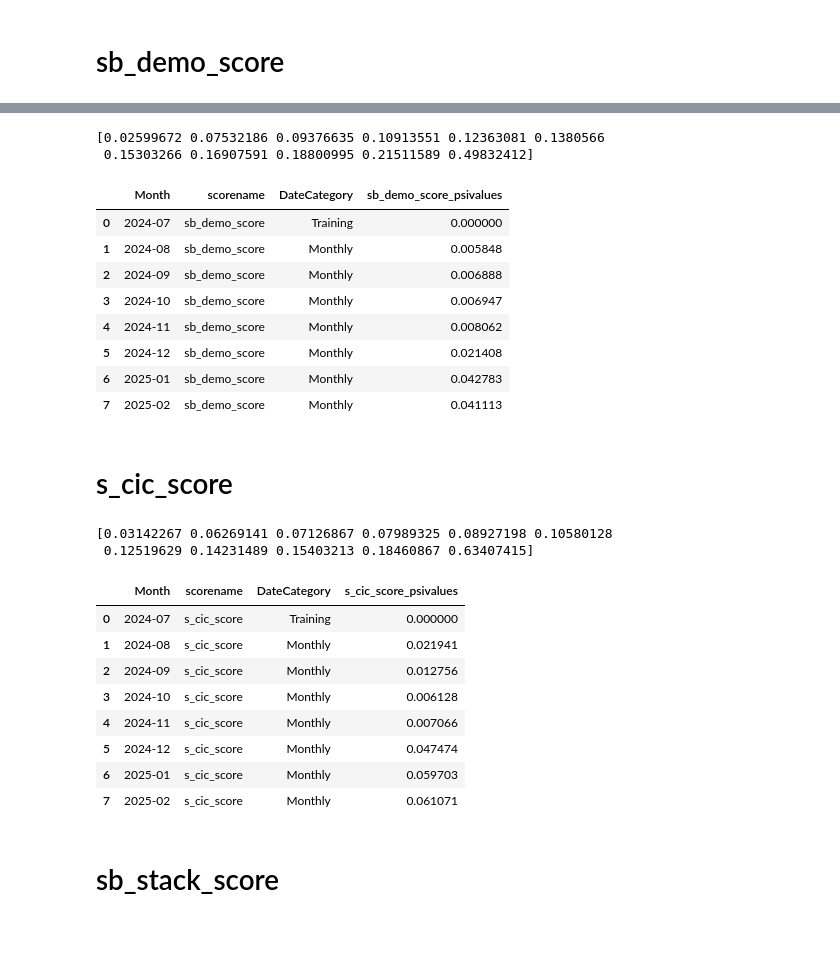
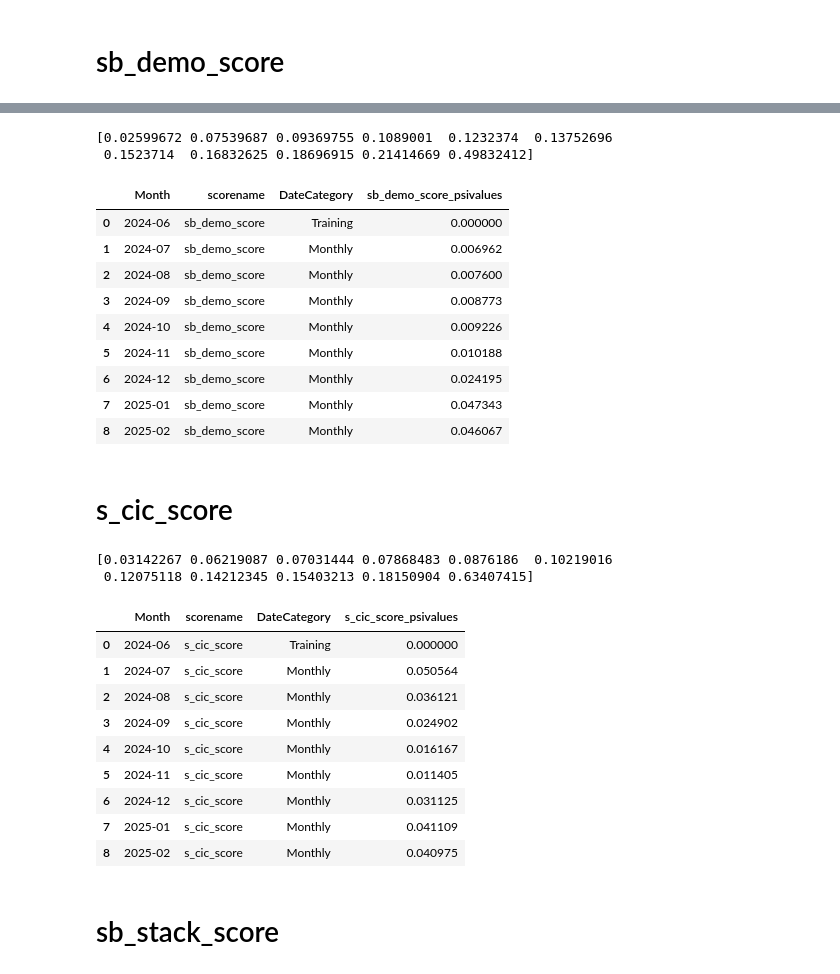
Before and after one commit to dchakroborti-tonik/Model_Monitoring, a Jupyter notebook: PSI Monitoring/PSI_Monitoring_20250224.ipynb, the cells around one changed output, grey strips where cells are left out. Cells and saved outputs as stored; diff of their text form; code cells hidden in the pictures; blank space fills up the shorter version.

Commit message:
PSI Model Notebook modified - train period now till june 2024

```diff
--- a/PSI Monitoring/PSI_Monitoring_20250224.ipynb
+++ b/PSI Monitoring/PSI_Monitoring_20250224.ipynb
@@ -578,7 +586,6 @@ import pandas as pd
 import numpy as np
 from datetime import datetime
 
-# Assuming your DataFrame is called 'df' and has the structure from the image
 # Replace this with your actual DataFrame loading process
 sq = """
 with base as
@@ -588,8 +595,8 @@ with base as
   FORMAT_DATE('%F', DATE_TRUNC(a.ln_appln_submit_datetime, WEEK(MONDAY))) as Appl_week_start_date,
   EXTRACT(WEEK(MONDAY) FROM a.ln_appln_submit_datetime) as Appl_week_number,
   a.ln_loan_type,
-  case when date_trunc(a.ln_appln_submit_datetime, day) between '2023-07-01' and '2024-07-31' then 'Train'
-       when date_trunc(a.ln_appln_submit_datetime, day) >= '2024-08-01' then 'Test'
+  case when date_trunc(a.ln_appln_submit_datetime, day) between '2023-07-01' and '2024-06-30' then 'Train'
+       when date_trunc(a.ln_appln_submit_datetime, day) >= '2024-07-01' then 'Test'
        Else 'Other' end dataselection,
   a.sb_demo_score,
  from
@@ -639,43 +646,44 @@ monthly_psi_results = []
 
 # Add the train set PSI to the results (with the correct last month)
 monthly_psi_results.append({
     'Month': last_train_month_str,  # Use the last month of the training set
     # 'loan_type': train_df['ln_loan_type'].iloc[0],  # Assuming loan_type is consistent in the train set
     'scorename': 'sb_demo_score',
     'DateCategory': 'Training',
     'psivalues': train_psi
 })
 
 # Calculate monthly PSI for the test set
 for month in sorted(test_df['Application_month'].unique()):
     month_str = month.strftime('%Y-%m')
     month_df = test_df[test_df['Application_month'] == month]
     if not month_df.empty:
         month_psi = calculate_psi_with_bins(month_df['sb_demo_score'], train_decile_bins)
         monthly_psi_results.append({
             'Month': month_str,
             # 'loan_type': month_df['ln_loan_type'].iloc[0],  # Assuming loan_type is consistent in the month
             'scorename': 'sb_demo_score',
             'DateCategory': 'Monthly',
             'psivalues': month_psi
         })
 
 # Create the output DataFrame
 sb_demo_score_output_df = pd.DataFrame(monthly_psi_results)
 sb_demo_score_output_df.rename(columns={'psivalues':'sb_demo_score_psivalues'}, inplace = True)
 sb_demo_score_output_df
 # %% [output]
-[0.02599672 0.07532186 0.09376635 0.10913551 0.12363081 0.1380566
- 0.15303266 0.16907591 0.18800995 0.21511589 0.49832412]
+[0.02599672 0.07539687 0.09369755 0.1089001  0.1232374  0.13752696
+ 0.1523714  0.16832625 0.18696915 0.21414669 0.49832412]
 |  | Month | scorename | DateCategory | sb_demo_score_psivalues |
-| 0 | 2024-07 | sb_demo_score | Training | 0.000000 |
-| 1 | 2024-08 | sb_demo_score | Monthly | 0.005848 |
-| 2 | 2024-09 | sb_demo_score | Monthly | 0.006888 |
-| 3 | 2024-10 | sb_demo_score | Monthly | 0.006947 |
-| 4 | 2024-11 | sb_demo_score | Monthly | 0.008062 |
-| 5 | 2024-12 | sb_demo_score | Monthly | 0.021408 |
-| 6 | 2025-01 | sb_demo_score | Monthly | 0.042783 |
-| 7 | 2025-02 | sb_demo_score | Monthly | 0.041113 |
+| 0 | 2024-06 | sb_demo_score | Training | 0.000000 |
+| 1 | 2024-07 | sb_demo_score | Monthly | 0.006962 |
+| 2 | 2024-08 | sb_demo_score | Monthly | 0.007600 |
+| 3 | 2024-09 | sb_demo_score | Monthly | 0.008773 |
+| 4 | 2024-10 | sb_demo_score | Monthly | 0.009226 |
+| 5 | 2024-11 | sb_demo_score | Monthly | 0.010188 |
+| 6 | 2024-12 | sb_demo_score | Monthly | 0.024195 |
+| 7 | 2025-01 | sb_demo_score | Monthly | 0.047343 |
+| 8 | 2025-02 | sb_demo_score | Monthly | 0.046067 |
 # %% [markdown]
 # s_cic_score
 # %%
@@ -683,7 +691,6 @@ import pandas as pd
 import numpy as np
 from datetime import datetime
 
-# Assuming your DataFrame is called 'df' and has the structure from the image
 # Replace this with your actual DataFrame loading process
 sq = """
 with base as
@@ -693,13 +700,13 @@ with base as
   FORMAT_DATE('%F', DATE_TRUNC(a.ln_appln_submit_datetime, WEEK(MONDAY))) as Appl_week_start_date,
   EXTRACT(WEEK(MONDAY) FROM a.ln_appln_submit_datetime) as Appl_week_number,
   a.ln_loan_type,
-  case when date_trunc(a.ln_appln_submit_datetime, day) between '2023-07-01' and '2024-07-31' then 'Train'
-       when date_trunc(a.ln_appln_submit_datetime, day) >= '2024-08-01' then 'Test'
+  case when date_trunc(a.ln_appln_submit_datetime, day) between '2023-07-01' and '2024-06-30' then 'Train'
+       when date_trunc(a.ln_appln_submit_datetime, day) >= '2024-07-01' then 'Test'
        Else 'Other' end dataselection,
   a.s_cic_score,
  from
  prj-prod-dataplatform.risk_mart.sil_risk_ds_master_20230101_20250206 a
- where a.ln_loan_applied_flag = 1
+ where a.ln_loan_applied_flag = 1 and ln_dl_rule_reject_flag = 0
  and date_trunc(a.ln_appln_submit_datetime, day) >= '2023-04-01'
  )
  select * from base where s_cic_score is not null and dataselection in ('Train', 'Test');"""
@@ -770,17 +777,18 @@ s_cic_score_output_df = pd.DataFrame(monthly_psi_results)
 s_cic_score_output_df.rename(columns={'psivalues':'s_cic_score_psivalues'}, inplace = True)
 s_cic_score_output_df
 # %% [output]
-[0.03142267 0.06269141 0.07126867 0.07989325 0.08927198 0.10580128
- 0.12519629 0.14231489 0.15403213 0.18460867 0.63407415]
+[0.03142267 0.06219087 0.07031444 0.07868483 0.0876186  0.10219016
+ 0.12075118 0.14212345 0.15403213 0.18150904 0.63407415]
 |  | Month | scorename | DateCategory | s_cic_score_psivalues |
-| 0 | 2024-07 | s_cic_score | Training | 0.000000 |
-| 1 | 2024-08 | s_cic_score | Monthly | 0.021941 |
-| 2 | 2024-09 | s_cic_score | Monthly | 0.012756 |
-| 3 | 2024-10 | s_cic_score | Monthly | 0.006128 |
-| 4 | 2024-11 | s_cic_score | Monthly | 0.007066 |
-| 5 | 2024-12 | s_cic_score | Monthly | 0.047474 |
-| 6 | 2025-01 | s_cic_score | Monthly | 0.059703 |
-| 7 | 2025-02 | s_cic_score | Monthly | 0.061071 |
+| 0 | 2024-06 | s_cic_score | Training | 0.000000 |
+| 1 | 2024-07 | s_cic_score | Monthly | 0.050564 |
+| 2 | 2024-08 | s_cic_score | Monthly | 0.036121 |
+| 3 | 2024-09 | s_cic_score | Monthly | 0.024902 |
+| 4 | 2024-10 | s_cic_score | Monthly | 0.016167 |
+| 5 | 2024-11 | s_cic_score | Monthly | 0.011405 |
+| 6 | 2024-12 | s_cic_score | Monthly | 0.031125 |
+| 7 | 2025-01 | s_cic_score | Monthly | 0.041109 |
+| 8 | 2025-02 | s_cic_score | Monthly | 0.040975 |
 # %% [markdown]
 # sb_stack_score
 # %%
```
Also changed, not shown: parts of 19 cells of this notebook.
